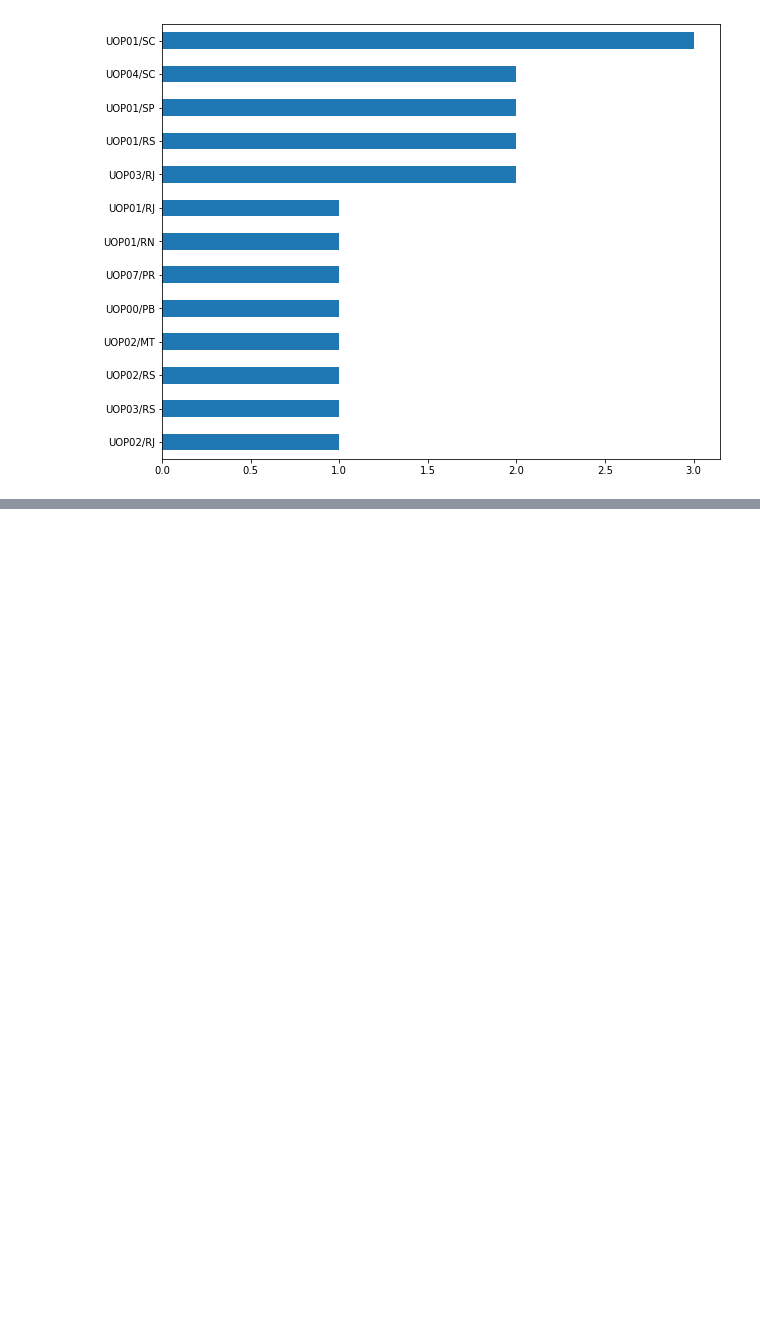
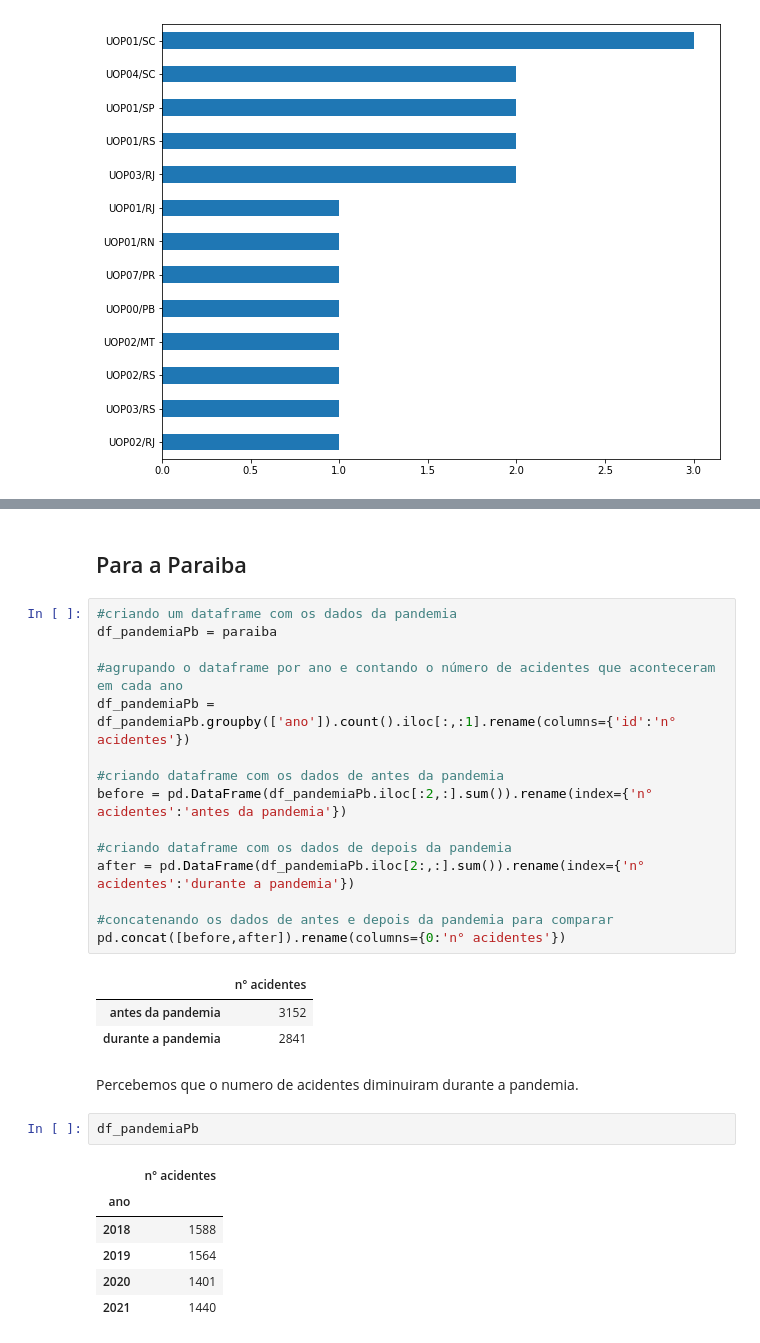
Before and after one commit to felipe-nonato/Universidade, a Jupyter notebook: codes/jupyter/listas/lista-7.ipynb, the cells around one changed output, grey strips where cells are left out. Cells and saved outputs as stored; diff of their text form; blank space fills up the shorter version.

```diff
--- a/codes/jupyter/listas/lista-7.ipynb
+++ b/codes/jupyter/listas/lista-7.ipynb
@@ -743,0 +839,32 @@ df_total['uop'].head(20).value_counts(ascending=True).plot.barh()
+# %% [markdown]
+<h2>Para a Paraiba</h2>
+# %%
+#criando um dataframe com os dados da pandemia
+df_pandemiaPb = paraiba
+
+#agrupando o dataframe por ano e contando o número de acidentes que aconteceram em cada ano
+df_pandemiaPb = df_pandemiaPb.groupby(['ano']).count().iloc[:,:1].rename(columns={'id':'n° acidentes'})
+
+#criando dataframe com os dados de antes da pandemia
+before = pd.DataFrame(df_pandemiaPb.iloc[:2,:].sum()).rename(index={'n° acidentes':'antes da pandemia'})
+
+#criando dataframe com os dados de depois da pandemia
+after = pd.DataFrame(df_pandemiaPb.iloc[2:,:].sum()).rename(index={'n° acidentes':'durante a pandemia'})
+
+#concatenando os dados de antes e depois da pandemia para comparar
+pd.concat([before,after]).rename(columns={0:'n° acidentes'})
+# %% [output]
+|  | n° acidentes |
+| antes da pandemia | 3152 |
+| durante a pandemia | 2841 |
+# %% [markdown]
+Percebemos que o numero de acidentes diminuiram durante a pandemia.
+# %%
+df_pandemiaPb
+# %% [output]
+|  | n° acidentes |
+| ano |  |
+| 2018 | 1588 |
+| 2019 | 1564 |
+| 2020 | 1401 |
+| 2021 | 1440 |
```
Also changed, not shown: parts of 24 cells of this notebook.
